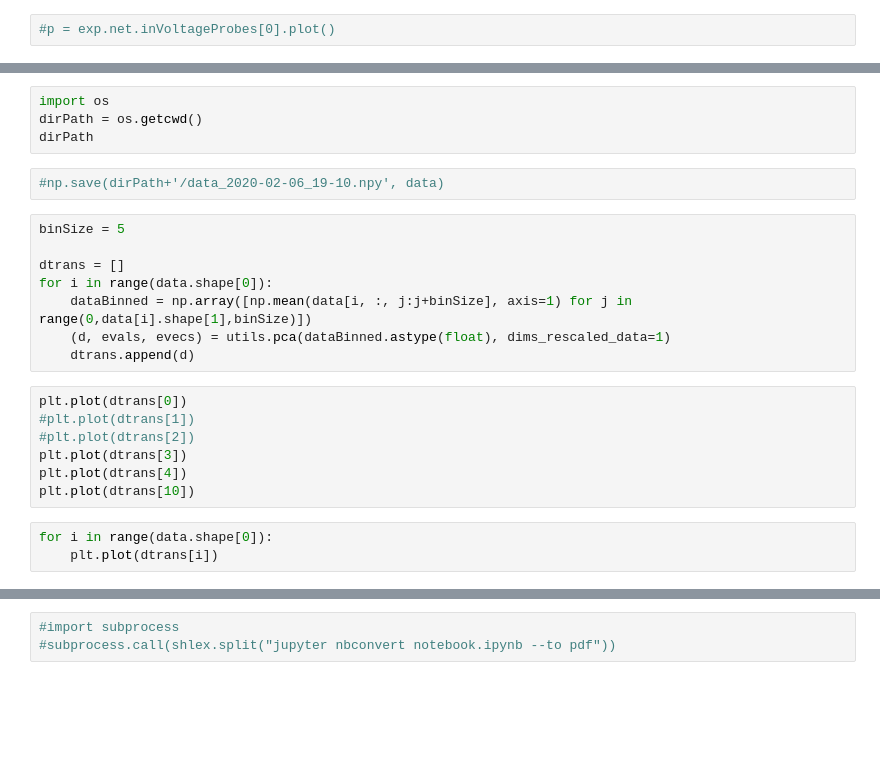
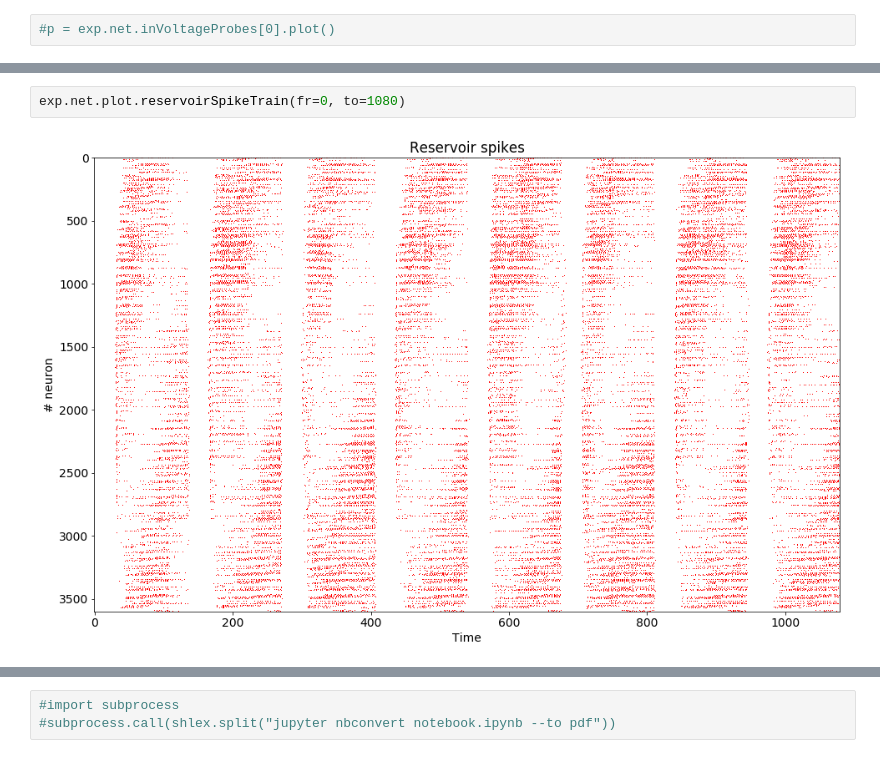
Before and after one commit to sagacitysite/pelenet, a Jupyter notebook: readout-learning.ipynb, the cells around one changed output, grey strips where cells are left out. Cells and saved outputs as stored; diff of their text form; blank space fills up the shorter version.

```diff
--- a/readout-learning.ipynb
+++ b/readout-learning.ipynb
@@ -154,24 +56,4 @@ p = plt.show()
-# %%
-import os
-dirPath = os.getcwd()
-dirPath
-# %%
-#np.save(dirPath+'/data_2020-02-06_19-10.npy', data)
-# %%
-binSize = 5
-
-dtrans = []
-for i in range(data.shape[0]):
-    dataBinned = np.array([np.mean(data[i, :, j:j+binSize], axis=1) for j in range(0,data[i].shape[1],binSize)])
-    (d, evals, evecs) = utils.pca(dataBinned.astype(float), dims_rescaled_data=1)
-    dtrans.append(d)
-# %%
-plt.plot(dtrans[0])
-#plt.plot(dtrans[1])
-#plt.plot(dtrans[2])
-plt.plot(dtrans[3])
-plt.plot(dtrans[4])
-plt.plot(dtrans[10])
-# %%
-for i in range(data.shape[0]):
-    plt.plot(dtrans[i])
+# %%
+exp.net.plot.reservoirSpikeTrain(fr=0, to=1080)
+# %% [output]
+[figure, added]
```
Also changed, not shown: parts of 40 cells of this notebook, 14 other files.
